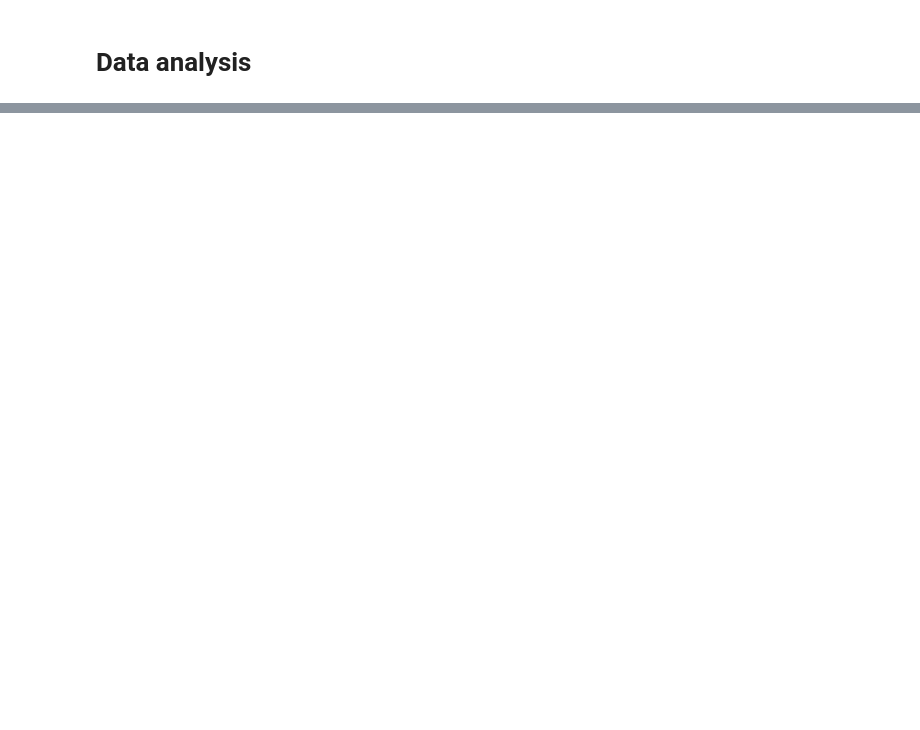
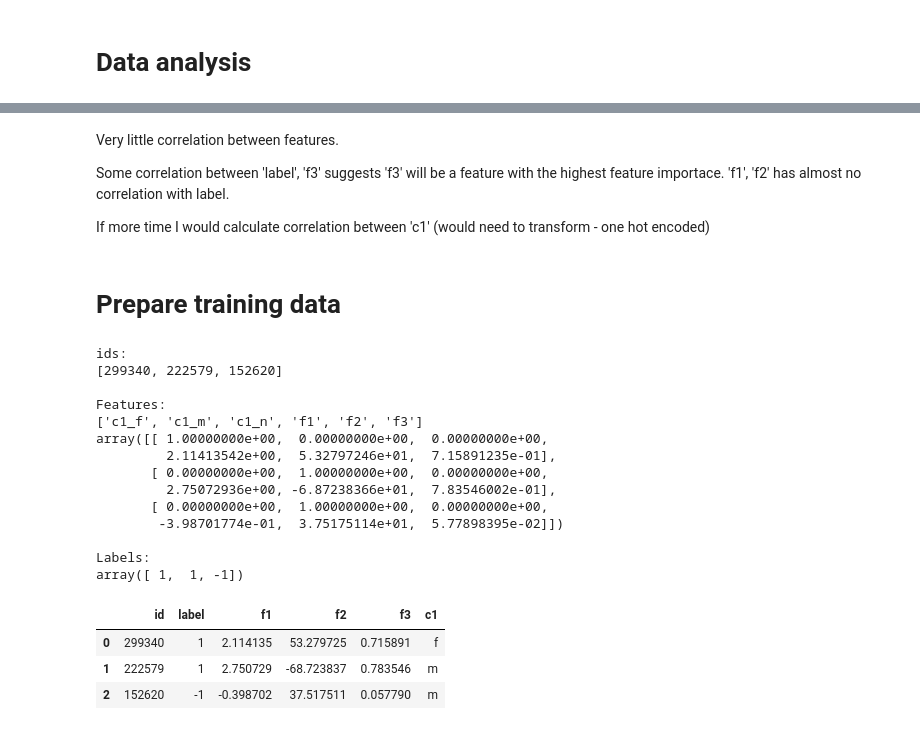
Before and after one commit to tomasprinda/jaumo_ml_task, a Jupyter notebook: jaumo_ml_task.ipynb, the cells around one changed output, grey strips where cells are left out. Cells and saved outputs as stored; diff of their text form; code cells hidden in the pictures; blank space fills up the shorter version.

```diff
--- a/jaumo_ml_task.ipynb
+++ b/jaumo_ml_task.ipynb
@@ -84,0 +93,79 @@ for col in header:
+# %% [markdown]
+Very little correlation between features.
+
+Some correlation between 'label', 'f3' suggests 'f3' will be a feature with the highest feature importace. 'f1', 'f2' has almost no correlation with label.
+
+If more time I would calculate correlation between 'c1' (would need to transform - one hot encoded)
+# %% [markdown]
+# Prepare training data
+# %%
+def get_examples(df, col2id):
+    ids, xs, ys = [], [], []
+    df_values = df_data.values
+
+    features_0 = get_features(df_values[0], col2id)
+    feature_names = list(sorted(features_0.keys()))
+
+    for row in df_values:
+
+        id_ = row[col2id["id"]]
+        ids.append(id_)
+
+        x_dict = get_features(row, col2id)
+        x = features_dict2list(x_dict, feature_names)
+        xs.append(x)
+
+        y = row[col2id["label"]]
+        ys.append(y)
+
+    return ids, np.array(xs), np.array(ys), feature_names
+
+def get_features(row, col2id):
+    features = {
+        "f1": row[col2id["f1"]],
+        "f2": row[col2id["f2"]],
+        "f3": row[col2id["f3"]],
+        "c1_m": float(row[col2id["c1"]] == "m"),
+        "c1_f": float(row[col2id["c1"]] == "f"),
+        "c1_n": float(row[col2id["c1"]] == "n"),
+    }
+
+    return features
+
+def features_dict2list(feature_dict, feature_names):
+    return [feature_dict[name] for name in feature_names]
+
+
+ids, xs, ys, feature_names = get_examples(df_data, col2id)
+
+print("ids:")
+pprint(ids[:3])
+
+print("\nFeatures: ")
+pprint(feature_names)
+pprint(xs[:3])
+
+print("\nLabels:")
+pprint(ys[:3])
+
+# To check if correct
+df_data[:3]
+# %% [output]
+ids:
+[299340, 222579, 152620]
+
+Features:
+['c1_f', 'c1_m', 'c1_n', 'f1', 'f2', 'f3']
+array([[ 1.00000000e+00,  0.00000000e+00,  0.00000000e+00,
+         2.11413542e+00,  5.32797246e+01,  7.15891235e-01],
+       [ 0.00000000e+00,  1.00000000e+00,  0.00000000e+00,
+         2.75072936e+00, -6.87238366e+01,  7.83546002e-01],
+       [ 0.00000000e+00,  1.00000000e+00,  0.00000000e+00,
+        -3.98701774e-01,  3.75175114e+01,  5.77898395e-02]])
+
+Labels:
+array([ 1,  1, -1])
+|  | id | label | f1 | f2 | f3 | c1 |
+| 0 | 299340 | 1 | 2.114135 | 53.279725 | 0.715891 | f |
+| 1 | 222579 | 1 | 2.750729 | -68.723837 | 0.783546 | m |
+| 2 | 152620 | -1 | -0.398702 | 37.517511 | 0.057790 | m |
```
Also changed, not shown: parts of 19 cells of this notebook, 4 other files.
